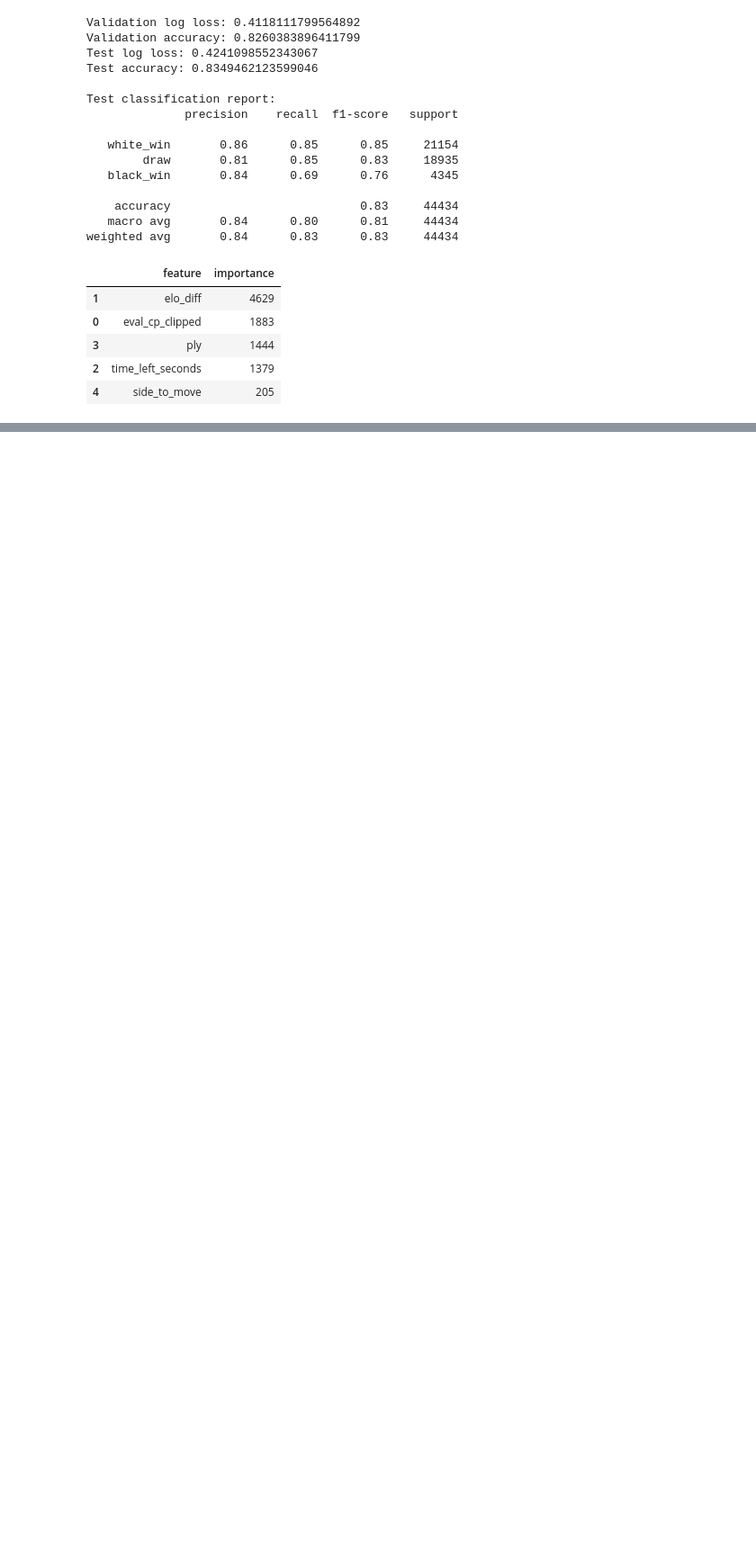
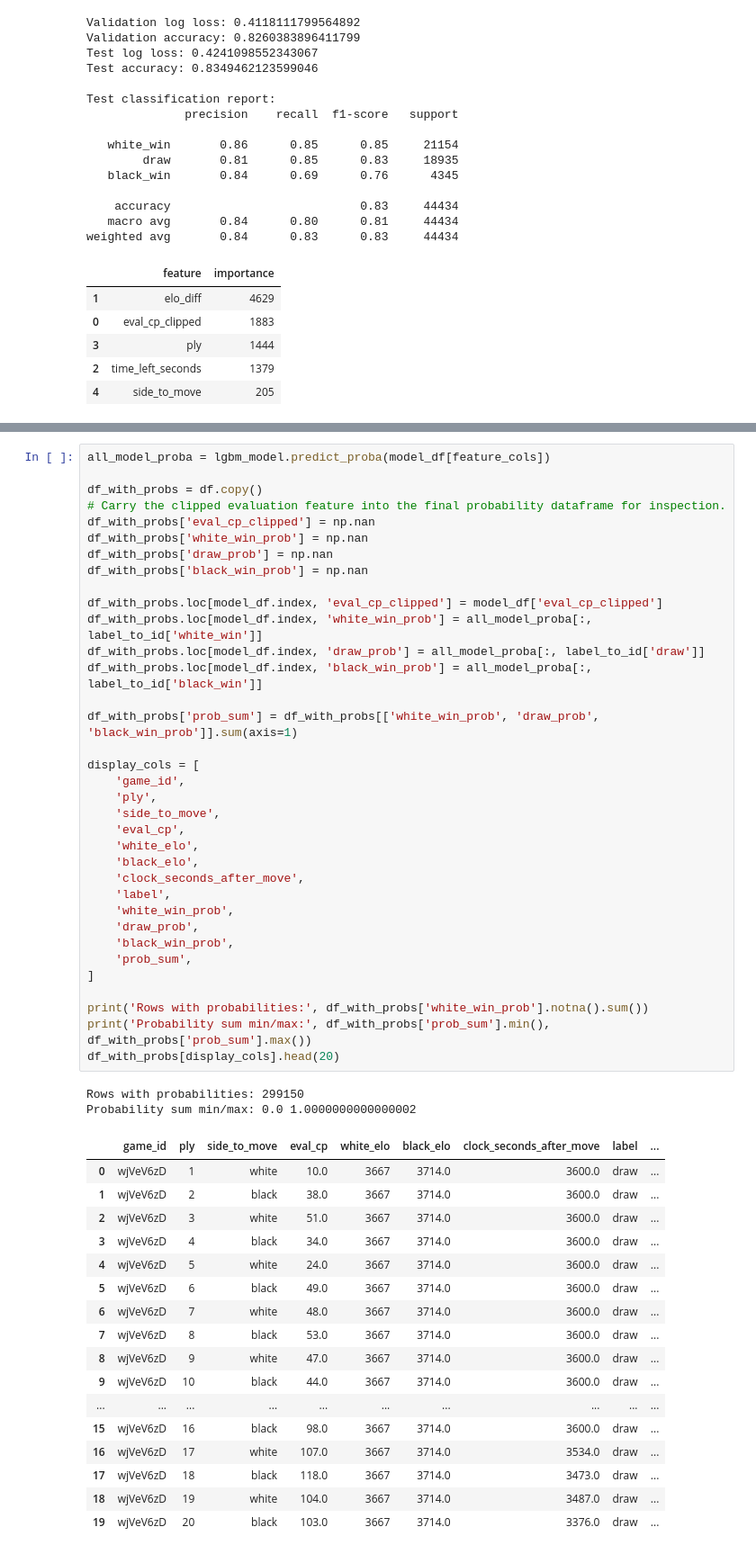
Before and after one commit to comMinGu/IS3107_G4, a Jupyter notebook: ml_model.ipynb, the cells around one changed output, grey strips where cells are left out. Shown at 90% size. Drawn from its saved outputs; the diff is of its cells as text; blank space fills up the shorter version.

```diff
--- a/ml_model.ipynb
+++ b/ml_model.ipynb
@@ -806,0 +810,55 @@ weighted avg       0.84      0.83      0.83     44434
+# %%
+all_model_proba = lgbm_model.predict_proba(model_df[feature_cols])
+
+df_with_probs = df.copy()
+# Carry the clipped evaluation feature into the final probability dataframe for inspection.
+df_with_probs['eval_cp_clipped'] = np.nan
+df_with_probs['white_win_prob'] = np.nan
+df_with_probs['draw_prob'] = np.nan
+df_with_probs['black_win_prob'] = np.nan
+
+df_with_probs.loc[model_df.index, 'eval_cp_clipped'] = model_df['eval_cp_clipped']
+df_with_probs.loc[model_df.index, 'white_win_prob'] = all_model_proba[:, label_to_id['white_win']]
+df_with_probs.loc[model_df.index, 'draw_prob'] = all_model_proba[:, label_to_id['draw']]
+df_with_probs.loc[model_df.index, 'black_win_prob'] = all_model_proba[:, label_to_id['black_win']]
+
+df_with_probs['prob_sum'] = df_with_probs[['white_win_prob', 'draw_prob', 'black_win_prob']].sum(axis=1)
+
+display_cols = [
+    'game_id',
+    'ply',
+    'side_to_move',
+    'eval_cp',
+    'white_elo',
+    'black_elo',
+    'clock_seconds_after_move',
+    'label',
+    'white_win_prob',
+    'draw_prob',
+    'black_win_prob',
+    'prob_sum',
+]
+
+print('Rows with probabilities:', df_with_probs['white_win_prob'].notna().sum())
+print('Probability sum min/max:', df_with_probs['prob_sum'].min(), df_with_probs['prob_sum'].max())
+df_with_probs[display_cols].head(20)
+# %% [output]
+Rows with probabilities: 299150
+Probability sum min/max: 0.0 1.0000000000000002
+|  | game_id | ply | side_to_move | eval_cp | white_elo | black_elo | clock_seconds_after_move | label | ... |
+| 0 | wjVeV6zD | 1 | white | 10.0 | 3667 | 3714.0 | 3600.0 | draw | ... |
+| 1 | wjVeV6zD | 2 | black | 38.0 | 3667 | 3714.0 | 3600.0 | draw | ... |
+| 2 | wjVeV6zD | 3 | white | 51.0 | 3667 | 3714.0 | 3600.0 | draw | ... |
+| 3 | wjVeV6zD | 4 | black | 34.0 | 3667 | 3714.0 | 3600.0 | draw | ... |
+| 4 | wjVeV6zD | 5 | white | 24.0 | 3667 | 3714.0 | 3600.0 | draw | ... |
+| 5 | wjVeV6zD | 6 | black | 49.0 | 3667 | 3714.0 | 3600.0 | draw | ... |
+| 6 | wjVeV6zD | 7 | white | 48.0 | 3667 | 3714.0 | 3600.0 | draw | ... |
+| 7 | wjVeV6zD | 8 | black | 53.0 | 3667 | 3714.0 | 3600.0 | draw | ... |
+| 8 | wjVeV6zD | 9 | white | 47.0 | 3667 | 3714.0 | 3600.0 | draw | ... |
+| 9 | wjVeV6zD | 10 | black | 44.0 | 3667 | 3714.0 | 3600.0 | draw | ... |
+| ... | ... | ... | ... | ... | ... | ... | ... | ... | ... |
+| 15 | wjVeV6zD | 16 | black | 98.0 | 3667 | 3714.0 | 3600.0 | draw | ... |
+| 16 | wjVeV6zD | 17 | white | 107.0 | 3667 | 3714.0 | 3534.0 | draw | ... |
+| 17 | wjVeV6zD | 18 | black | 118.0 | 3667 | 3714.0 | 3473.0 | draw | ... |
+| 18 | wjVeV6zD | 19 | white | 104.0 | 3667 | 3714.0 | 3487.0 | draw | ... |
+| 19 | wjVeV6zD | 20 | black | 103.0 | 3667 | 3714.0 | 3376.0 | draw | ... |
```
Also changed, not shown: parts of 6 cells of this notebook.
